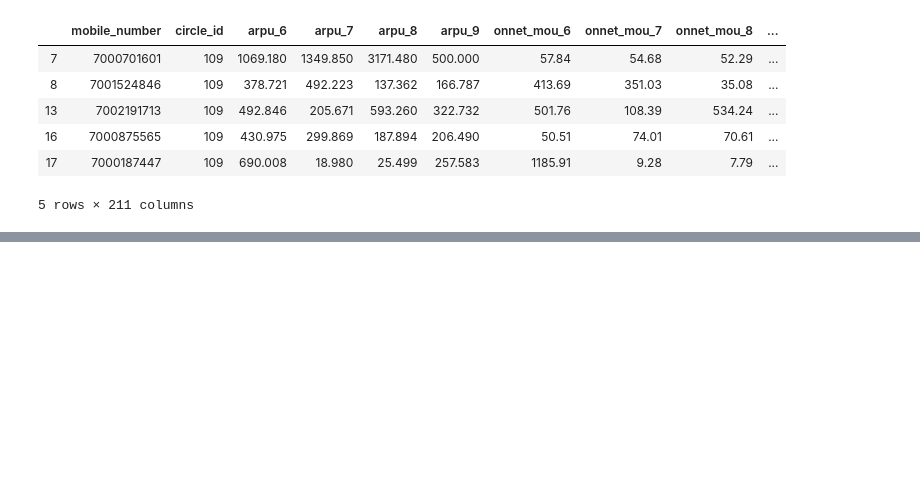
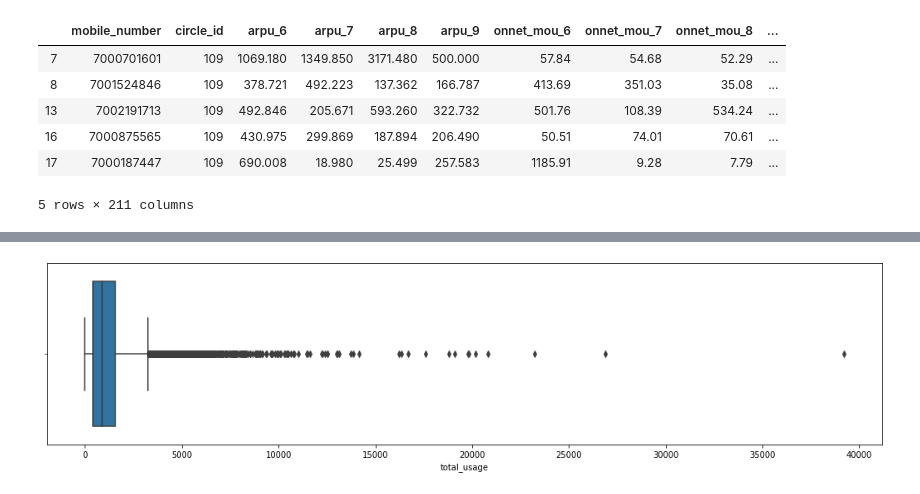
Before and after one commit to singh-manvinder/telecom_churn, a Jupyter notebook: solution.ipynb, the cells around one changed output, grey strips where cells are left out. Saved outputs shown, nothing was run; the diff lists cells and outputs as text; code cells hidden in the pictures; blank space fills up the shorter version.

Commit message:
outlier treatment, EDA, correlateion

```diff
--- a/solution.ipynb
+++ b/solution.ipynb
@@ -240,0 +269,6 @@ df_churn_hvc.head()
+# %%
+# print value count in each column
+for col in cat_columns:
+    print(col + ':')
+    print(round(100 * df_churn_hvc[col].value_counts(normalize=True), 2))
+    print('-------------')
@@ -240,0 +293,4 @@ df_churn_hvc.head()
+# %%
+# drop circle_id
+df_churn_hvc = df_churn_hvc.drop(['circle_id', 'night_pck_user_6', 'night_pck_user_7', 'night_pck_user_6',
+                                 'night_pck_user_8', 'night_pck_user_9'], axis=1)
@@ -240,0 +299,3 @@ df_churn_hvc.head()
+# %%
+shape_df = pd.DataFrame({'skew': df_churn_hvc.skew(), 'kurt': df_churn_hvc.kurt()})
+shape_df.head
@@ -240,0 +337,10 @@ df_churn_hvc.head()
+# %%
+outlier_df = shape_df[(shape_df['skew'].abs() > 15 ) & (shape_df['kurt'].abs() > 100)]
+for col in outlier_df.index:
+    skew = shape_df.loc[col]['skew']
+    if skew > 0:
+        val = df_churn_hvc[col].quantile(0.999)
+        df_churn_hvc[col] = np.where(df_churn_hvc[col] > val, val ,df_churn_hvc[col])
+    else:
+        val = df_churn_hvc[col].quantile(0.001)
+        df_churn_hvc[col] = np.where(df_churn_hvc[col] < val, val ,df_churn_hvc[col])
@@ -240,0 +382,6 @@ df_churn_hvc.head()
+# %%
+plt.figure(figsize=(18,4))
+sns.boxplot(df_churn_hvc['total_usage'])
+plt.show()
+# %% [output]
+[figure, added]
```
Also changed, not shown: parts of 28 cells of this notebook.
